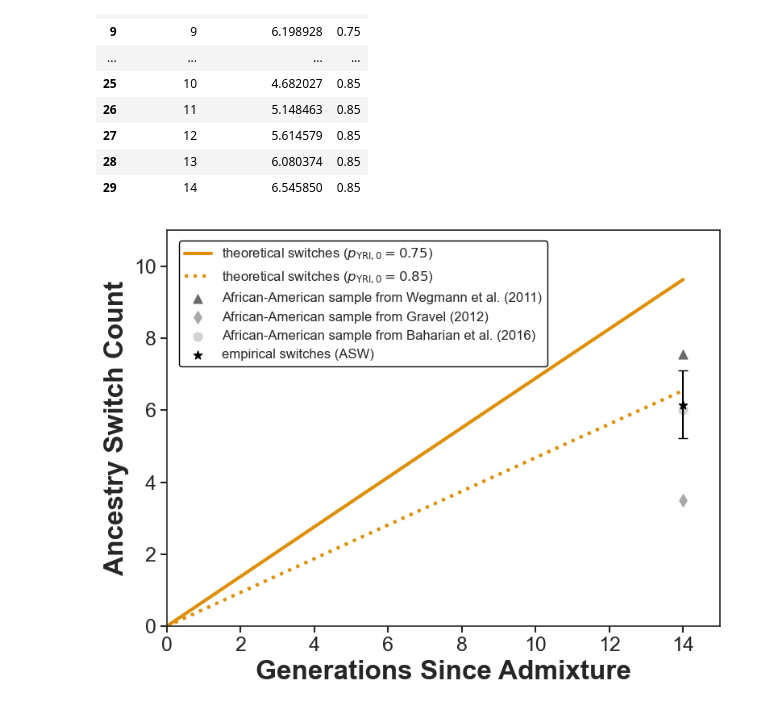
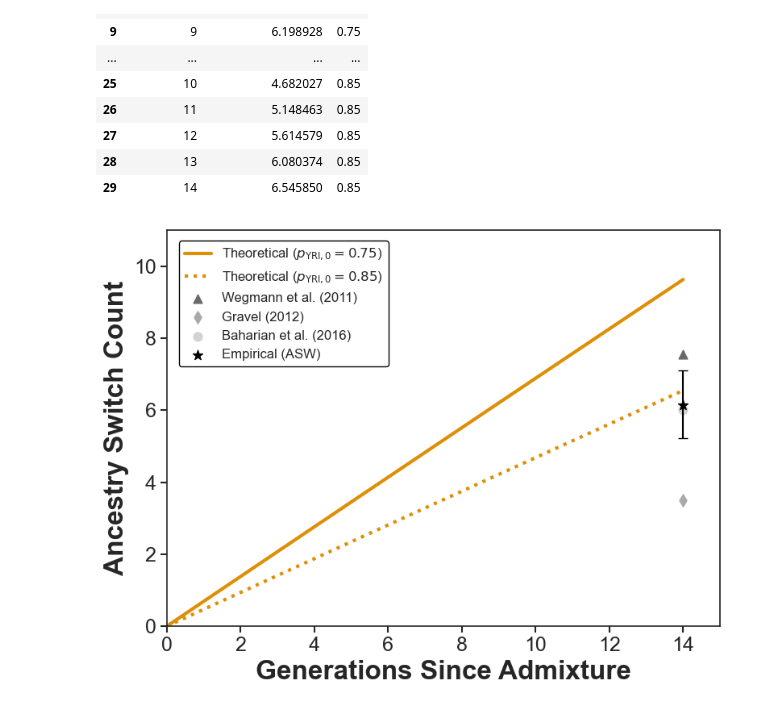
Before and after one commit to ShirNat/Quantifying-cumulative-ancestry-switches-in-an-admixed-genome, a Jupyter notebook: TraceAdmix/empirical/main_theoretical_switches_multi_case.ipynb, the cells around one changed output. Cells and saved outputs as stored; diff of their text form; code cells hidden in the pictures.

```diff
--- a/TraceAdmix/empirical/main_theoretical_switches_multi_case.ipynb
+++ b/TraceAdmix/empirical/main_theoretical_switches_multi_case.ipynb
@@ -148,7 +148,7 @@ fig, ax = plt.subplots(figsize=(8, 6))
 for p_val, df in all_expected.groupby("p"):
     ax.plot(
         df["generation"], df["expected_switches"],
-        label=fr"theoretical switches ($p_{{\mathrm{{YRI}},0}} = {p_val}$)",
+        label=fr"Theoretical ($p_{{\mathrm{{YRI}},0}} = {p_val}$)",
         color=palette[N_e],            # since N_e is fixed
         linestyle=linestyles[p_val],
         linewidth=3,
@@ -166,21 +166,21 @@ wegmann_val = 7.545
 ax.scatter(
     empirical_gen, wegmann_val,
     color="dimgrey", marker="^", s=60,
-    label="African-American sample from Wegmann et al. (2011)"
+    label="Wegmann et al. (2011)"
 )
 
 # Gravel sample (point only)
 ax.scatter(
     empirical_gen, gravel_val,
     color="darkgrey", marker="d", s=60,
-    label="African-American sample from Gravel (2012)"
+    label="Gravel (2012)"
 )
 
 # Baharian sample (point only)
 ax.scatter(
     empirical_gen, baharian_val,
     color="lightgrey", marker="o", s=60,
-    label="African-American sample from Baharian et al. (2016)"
+    label="Baharian et al. (2016)"
 )
 
 ax.errorbar(
@@ -191,34 +191,34 @@ ax.errorbar(
 
 ax.scatter(
     empirical_gen, asw_val,
-    color="black", marker="*", s=60,
-    label="empirical switches (ASW)"
+    color="black", marker="*", s=80,
+    label="Empirical (ASW)"
 )
 
 # Axis labels
 ax.set_xlabel("Generations Since Admixture", fontsize=LABEL_FONTSIZE, fontweight="bold")
 ax.set_ylabel("Ancestry Switch Count", fontsize=LABEL_FONTSIZE, fontweight="bold")
 
 # Tick + spine formatting
 ax.tick_params(axis="both", which="major",
                direction="out", length=6, width=1.5,
                bottom=True, left=True, labelsize=TICK_FONTSIZE)
 for spine in ["left", "bottom"]:
     ax.spines[spine].set_visible(True)
     ax.spines[spine].set_linewidth(1.2)
 
 ax.margins(x=0, y=0)
 ax.set_xlim(0, 15)   # go slightly past 14
 ax.set_ylim(0, 11)   # show up to 10 on y-axis
 
 # Legend
 ax.legend(loc="upper left",
           bbox_to_anchor=(0.01, 0.99),
           fontsize=LEGEND_FONTSIZE,
           frameon=True, framealpha=1.0, edgecolor="black")
 
 plt.tight_layout()
 plt.savefig("figures/theory_empirical_switches.png", dpi=600)
 plt.show()
 # %% [output]
-[figure, old version]
+[figure, new version]
```
Also changed, not shown: 7 other files.
